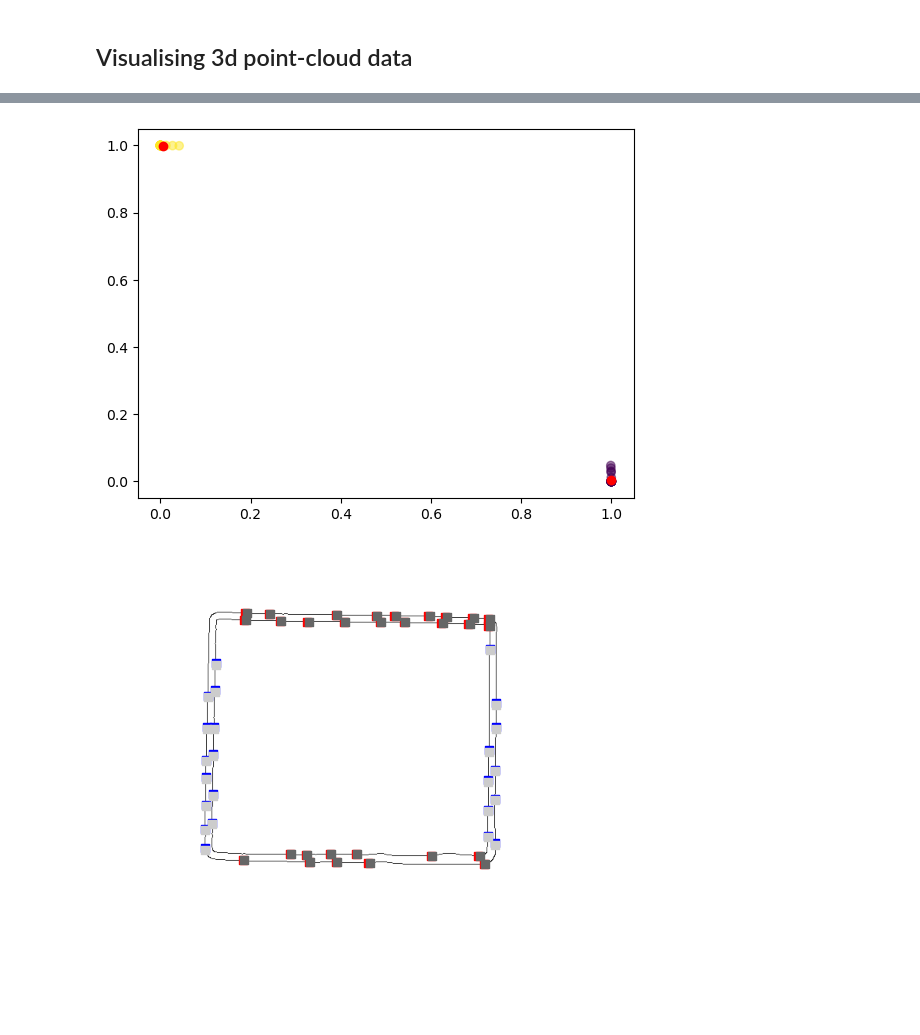
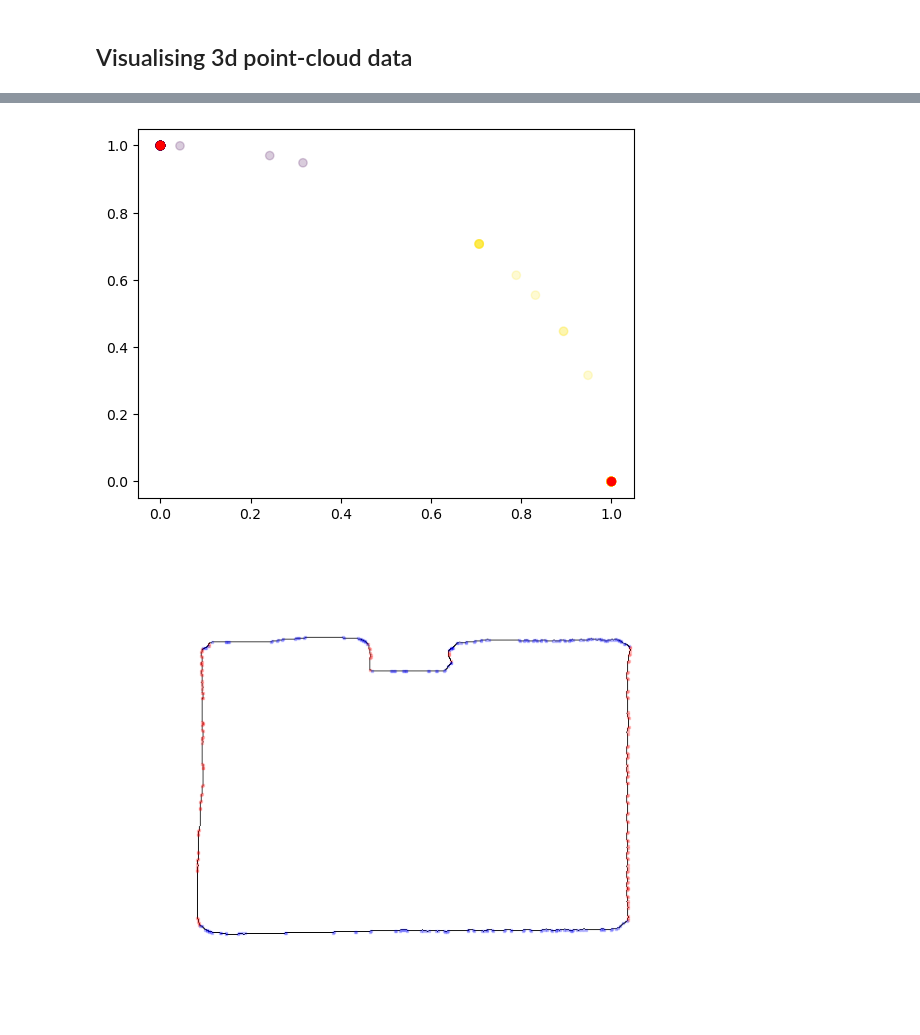
Before and after one commit to imengus/point-cloud, a Jupyter notebook: point_cloud.ipynb, the cells around one changed output, grey strips where cells are left out. Cells and saved outputs as stored; diff of their text form; code cells hidden in the pictures; blank space fills up the shorter version.

```diff
--- a/point_cloud.ipynb
+++ b/point_cloud.ipynb
@@ -182,14 +165,20 @@ array([[[255, 255, 255],
 image = cv2.imread('._.png')
 gray = cv2.cvtColor(image, cv2.COLOR_BGR2GRAY)
 blur = cv2.GaussianBlur(gray, (9, 9), 0)
+# blur = cv2.bilateralFilter(gray,100,100,10000)
+# blur = gray
 sigma = np.std(blur)
 mean = np.mean(blur)
 lower = int(max(0, (mean - sigma)))
 upper = int(min(255, (mean + sigma)))
 
-edge = cv2.Canny(blur, lower, upper)
+edge = cv2.Canny(blur, 200, 300)
 # edge = np.uint8((255 - cv2.Canny(gray, 200, 300, apertureSize=3)) // 255)
 plt.imshow(blur, cmap='Greys_r')
 plt.axis('off')
 plt.show()
+
+plt.imshow(edge, cmap='Greys')
+plt.axis('off')
+plt.show()
 # %% [output]
@@ -197,5 +187,5 @@ plt.show()
 # %%
-lines = probabilistic_hough_line(edge, threshold=2, line_length=20, line_gap=1)
+lines = probabilistic_hough_line(edge, threshold=1, line_length=2, line_gap=0)
 restored = np.zeros_like(edge, dtype=np.uint8)
 for line in lines:
     p0, p1 = line
@@ -206,7 +196,7 @@ plt.axis('off')
 plt.show()
 
 length = len(lines)
-starts = np.array([[i[0][0],i[0][1]] for i in lines])
+starts = np.vstack((np.array(([[i[0][0],i[0][1]] for i in lines])), np.array([[i[1][0],i[1][1]] for i in lines])))
 grad = np.array([[np.abs(i[1][0]-i[0][0]),np.abs(i[1][1]-i[0][1])] for i in lines])
 norms = np.sqrt(grad[:,0]**2 + grad[:,1]**2)[:, np.newaxis]
 norms = np.hstack((norms, norms)) + 0.001
@@ -218,33 +208,31 @@ print(length)
 # %%
-km = KMeans(n_clusters=2)
-km.fit(grad)
-km.predict(grad)
+km = KMeans(n_clusters=2).fit(grad)
 labels = km.labels_
 
 class_grad = np.hstack((grad, labels[:, np.newaxis]))
-class_size = np.hstack((starts, labels[:, np.newaxis]))
+class_size = np.hstack((starts, np.hstack((labels,labels))[:, np.newaxis]))
 
-b0 = np.mean(class_grad[class_grad[:,2] == 0.][:,:2], axis=0)
-# b1 = np.mean(class_grad[class_grad[:,2] == 1.][:,:2], axis=0)
-b1 = np.array([b0[1], b0[0]])
+b0 = np.round(np.mean(class_grad[class_grad[:,2] == 0.][:,:2], axis=0))
+b1 = np.round(np.mean(class_grad[class_grad[:,2] == 1.][:,:2], axis=0))
 
-plt.scatter(grad[:,0], grad[:,1], c=labels, alpha=0.5)
+plt.scatter(grad[:,0], grad[:,1], c=labels, alpha=0.2)
 plt.scatter(b0[0], b0[1], c='r')
 plt.scatter(b1[0], b1[1], c='r')
 plt.show()
 # %% [output]
-[figure, old version]
+[figure, new version]
 # %%
 starts0 = class_size[class_size[:,2] == 0.][:,:2]
 starts1 = class_size[class_size[:,2] == 1.][:,:2]
-shifted0 = starts0 + np.tile(b0, (len(starts0), 1)) * 2
-shifted1 = starts1 + np.tile(b1, (len(starts1), 1)) * 2
-plt.scatter(starts0[:,0], starts0[:,1], c='r', marker='s')
-plt.scatter(starts1[:,0], starts1[:,1], c='b', marker='s')
-plt.scatter(shifted0[:,0], shifted0[:,1], c='0.4', marker='s')
-plt.scatter(shifted1[:,0], shifted1[:,1], c='0.8', marker='s')
+shifted0 = starts0 + np.tile(b0, (len(starts0), 1))
+shifted1 = starts1 + np.tile(b1, (len(starts1), 1))
+plt.scatter(starts0[:,0], starts0[:,1], c='r', marker='s', s=1, alpha=0.2)
+plt.scatter(starts1[:,0], starts1[:,1], c='b', marker='s', s=1, alpha=0.2)
+# plt.scatter(shifted0[:,0], shifted0[:,1], c='r', marker='s', s=1)
+# plt.scatter(shifted1[:,0], shifted1[:,1], c='b', marker='s', s=1)
 plt.imshow(edge, cmap='Greys')
 plt.axis('off')
+plt.tight_layout()
 plt.show()
 # %% [output]
-[figure, old version]
+[figure, new version]
```
Also changed, not shown: parts of 21 cells of this notebook, 17 other files.
